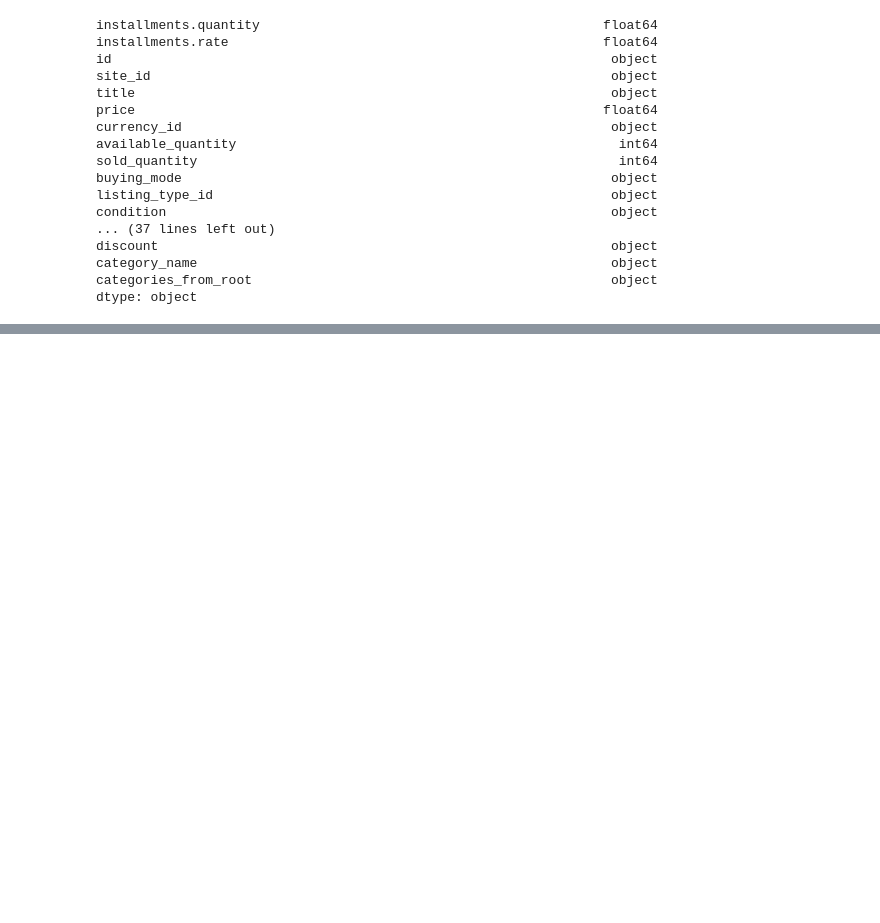
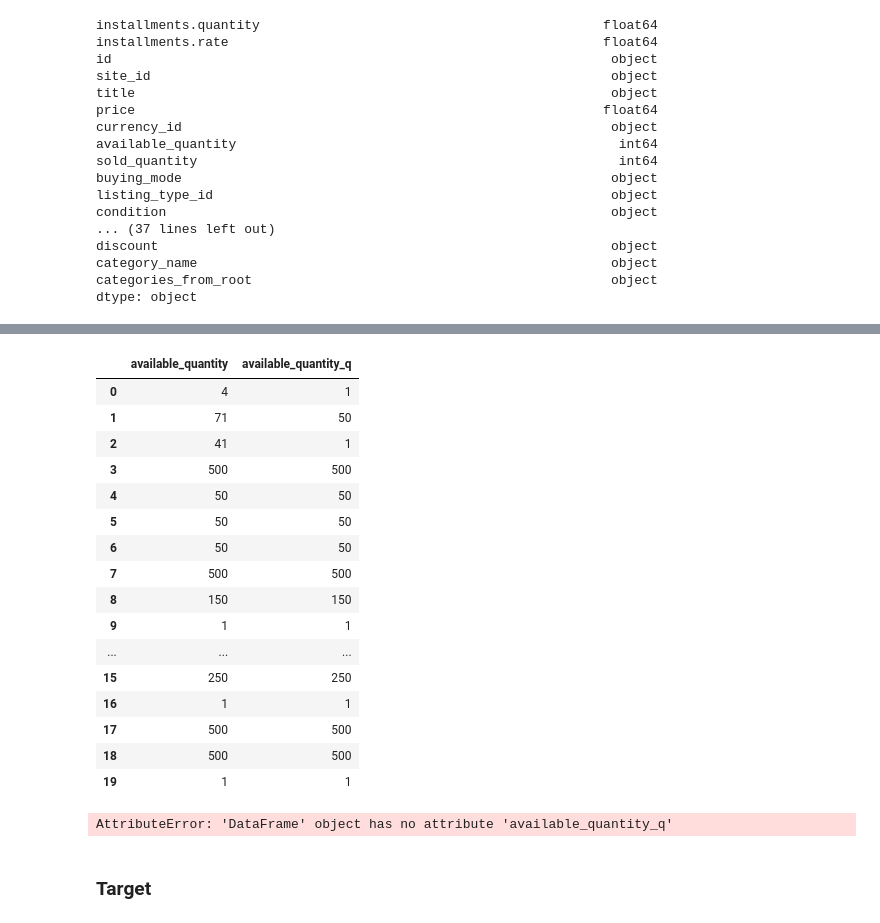
Before and after one commit to onofricamila/DSChallengeMELI, a Jupyter notebook: (1) Exploracion y analisis/Load data.ipynb, the cells around one changed output, grey strips where cells are left out. Drawn from its saved outputs; the diff is of its cells as text; code cells hidden in the pictures; blank space fills up the shorter version.

Commit message:
se manipulan available q y sold q en data load, se corrio todo el eda para descuentos

```diff
--- a/(1) Exploracion y analisis/Load data.ipynb
+++ b/(1) Exploracion y analisis/Load data.ipynb
@@ -885,0 +983,3 @@ dtype: object
+# %%
+df_final[bool_cols] = df_final[bool_cols].fillna(0).astype(int)
+df_final.dtypes
@@ -885,0 +1021,35 @@ dtype: object
+# %%
+bins = [0, 50, 100, 150, 200, 250, 500, 5000, 50000, 99999]
+# %%
+labels = [
+    1, 50, 100, 150, 200, 250, 500, 5000, 50000,
+]
+# %%
+df_final["available_quantity_q"] = pd.cut(df_final['available_quantity'], bins=bins, right=False, labels=labels)
+# %%
+df_final[[
+    "available_quantity",
+    "available_quantity_q",
+]].head(20)
+# %% [output]
+|  | available_quantity | available_quantity_q |
+| 0 | 4 | 1 |
+| 1 | 71 | 50 |
+| 2 | 41 | 1 |
+| 3 | 500 | 500 |
+| 4 | 50 | 50 |
+| 5 | 50 | 50 |
+| 6 | 50 | 50 |
+| 7 | 500 | 500 |
+| 8 | 150 | 150 |
+| 9 | 1 | 1 |
+| ... | ... | ... |
+| 15 | 250 | 250 |
+| 16 | 1 | 1 |
+| 17 | 500 | 500 |
+| 18 | 500 | 500 |
+| 19 | 1 | 1 |
+# %%
+df_final.available_quantity_q.value_counts().sort_index()
+# %% [output]
+AttributeError: 'DataFrame' object has no attribute 'available_quantity_q'
@@ -885,0 +1060,2 @@ dtype: object
+# %% [markdown]
+### Target
```
Also changed, not shown: parts of 29 cells of this notebook, 1 other file.
